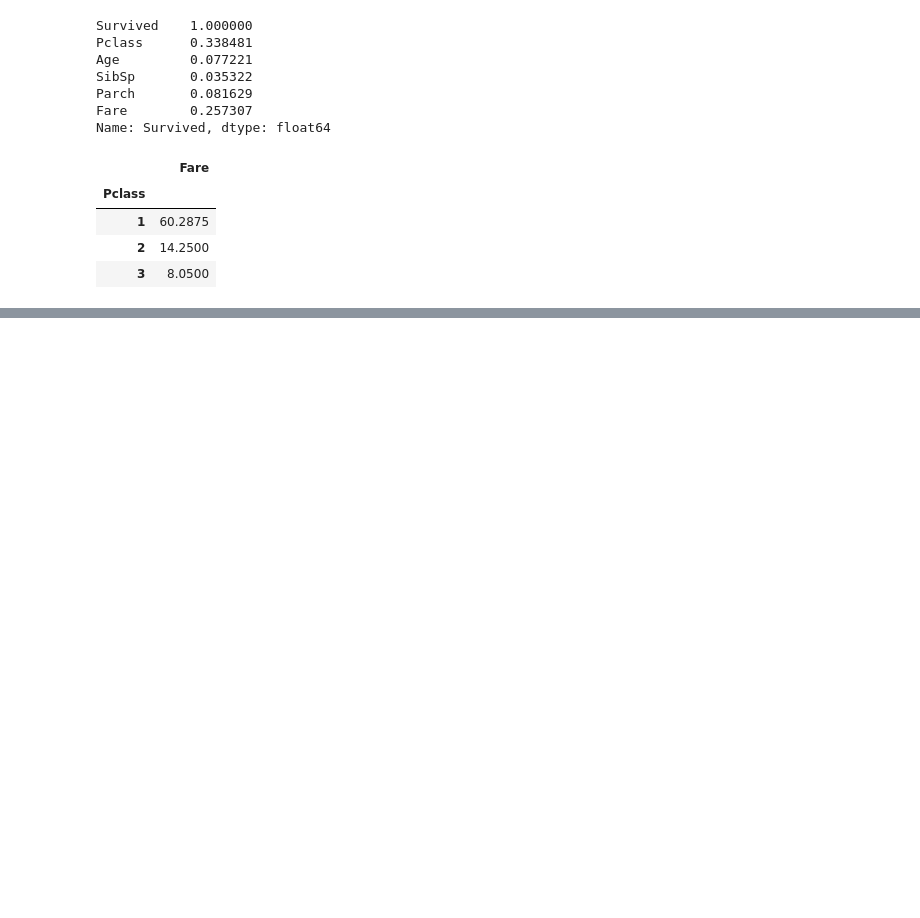
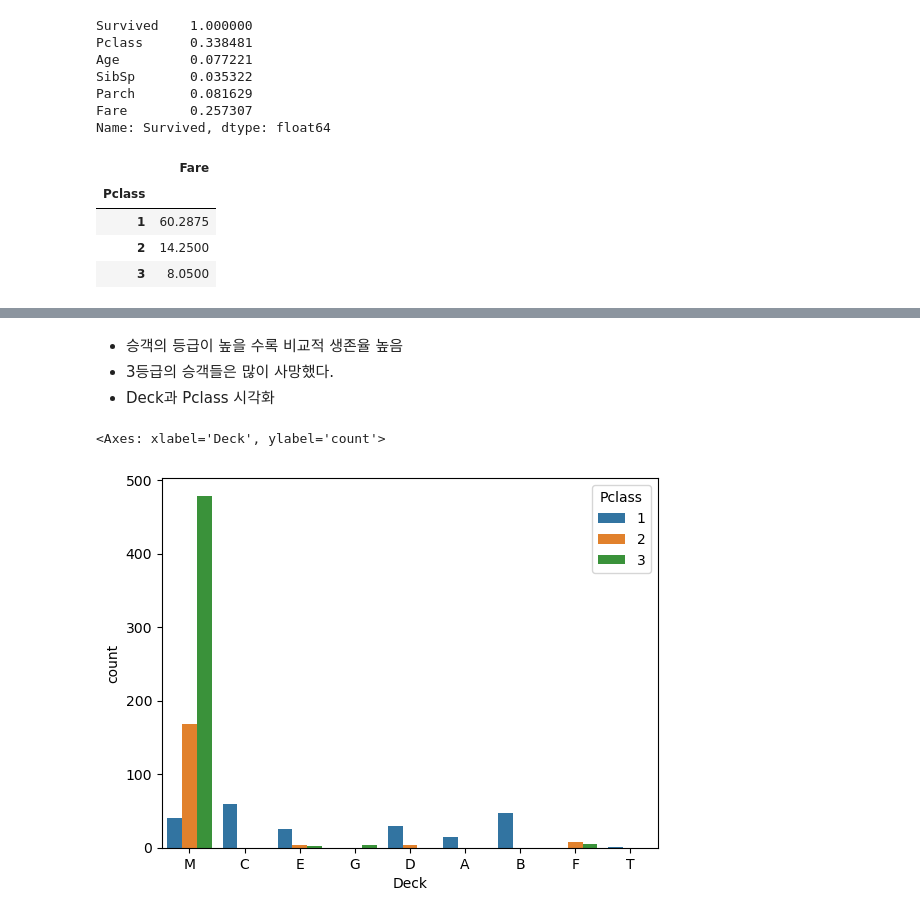
Before and after one commit to BB-3022/aiSchool, a Jupyter notebook: Python/Machine Learning/ex05-titanic_분류실습.ipynb, the cells around one changed output, grey strips where cells are left out. Saved outputs shown, nothing was run; the diff lists cells and outputs as text; code cells hidden in the pictures; blank space fills up the shorter version.

```diff
--- a/Python/Machine Learning/ex05-titanic_분류실습.ipynb
+++ b/Python/Machine Learning/ex05-titanic_분류실습.ipynb
@@ -239,0 +318,20 @@ train[['Pclass','Fare']].groupby('Pclass').median()
+# %%
+# 9월 1일 3시 수업!!
+
+# train, Age 컬럼 결측치 처리하기
+train[train['Age'].isnull()]
+
+# 복잡한 처리를 해줄 수 있는 도구가 있나?
+# 사용자 정의 함수 생성 : Pclass, Sex 을 확인해서 gb1에 있는 평균 나이로 대체
+# 판다스 데이터랑 어떻게 연결? apply()
+def fill_age(data):
+    # 만약 나이가 결측치라면 gb1에서 대체할 값을 가져오고 반환
+    if np.isnan(data['Age']) :
+        gb1_age = gb1.loc[(data['Pclass'], data['Sex'])]
+        return gb1_age
+    else :
+        return data['Age']
+    # 결측치가 아니라면 원래 나이 값을 반환
+
+train['Age']=train.apply(fill_age, axis=1).astype('int64') #axis = 1 한사람에 대한 정보 단위로 처리가 된다.
+train.info()
@@ -239,0 +486,9 @@ train[['Pclass','Fare']].groupby('Pclass').median()
+# %% [markdown]
+- 승객의 등급이 높을 수록 비교적 생존율 높음
+- 3등급의 승객들은 많이 사망했다.
+- Deck과 Pclass 시각화
+# %%
+sns.countplot(data=train, x='Deck', hue='Pclass')
+# %% [output]
+<Axes: xlabel='Deck', ylabel='count'>
+[figure, added]
```
Also changed, not shown: parts of 60 cells of this notebook, 23 other files.
